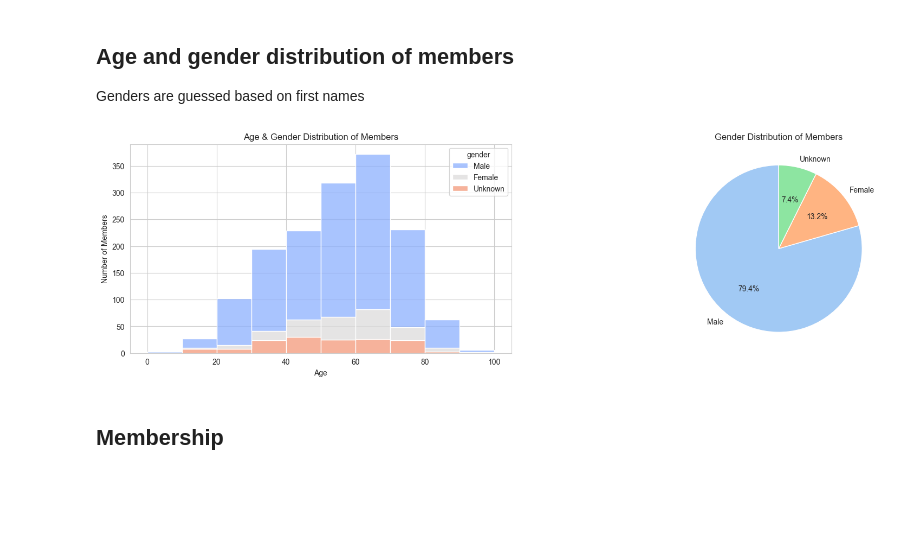
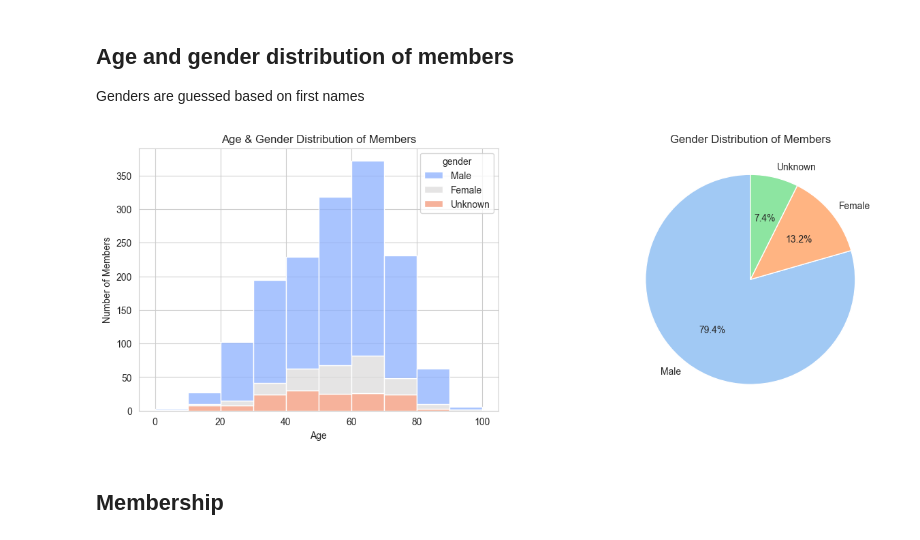
Before and after one commit to c-m-hunt/shrimpers-trust, a Jupyter notebook: member-report/notebooks/member_report.ipynb, the cells around one changed output. Cells and saved outputs as stored; diff of their text form; code cells hidden in the pictures; blank space fills up the shorter version.

```diff
--- a/member-report/notebooks/member_report.ipynb
+++ b/member-report/notebooks/member_report.ipynb
@@ -35,17 +32,16 @@ Number of new members (last 30 days):  3
 
 Genders are guessed based on first names
 # %%
-from members.charts import plot_age_distribution
 from members.charts.membership import plot_gender_distibution_pie, plot_age_and_gender_distribution
 
 fig, (ax1, ax2) = plt.subplots(1, 2)
 plot_gender_distibution_pie(ax2, members)
 plot_age_and_gender_distribution(ax1, members)
-fig.set_size_inches(20, 5)
+fig.set_size_inches(15, 5)
 
 plt.show()
 # %% [output]
-[figure, old version]
+[figure, new version]
 # %% [markdown]
 ## Membership
 # %%
```
Also changed, not shown: parts of 6 cells of this notebook, 6 other files.
